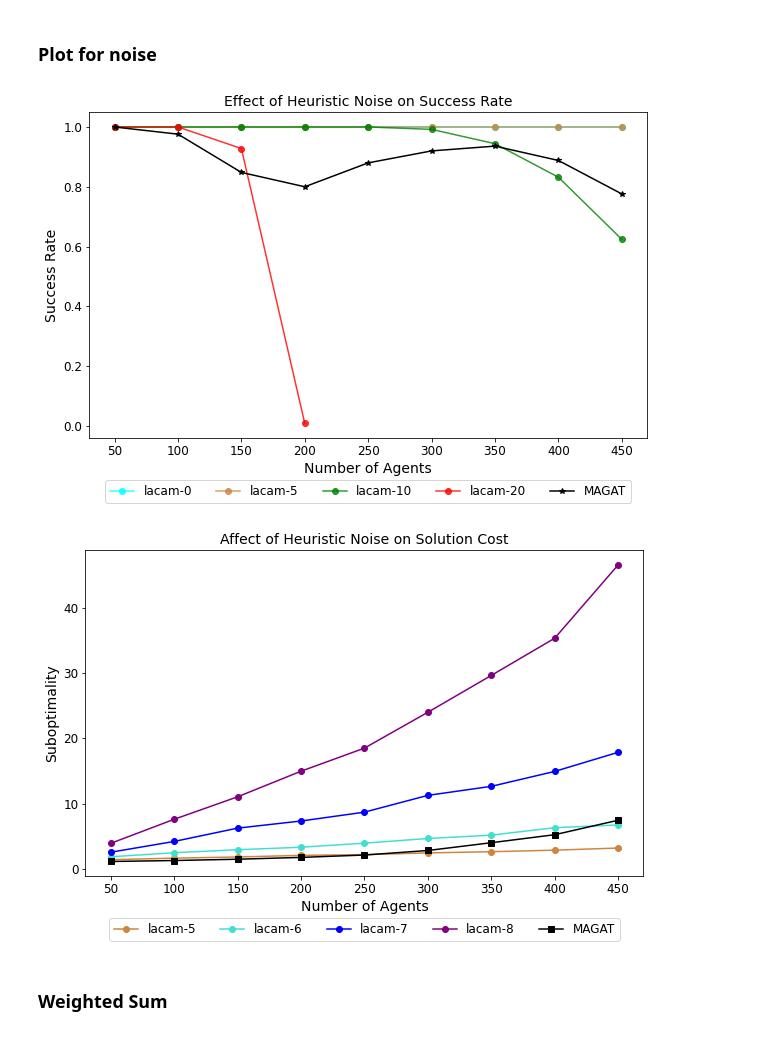
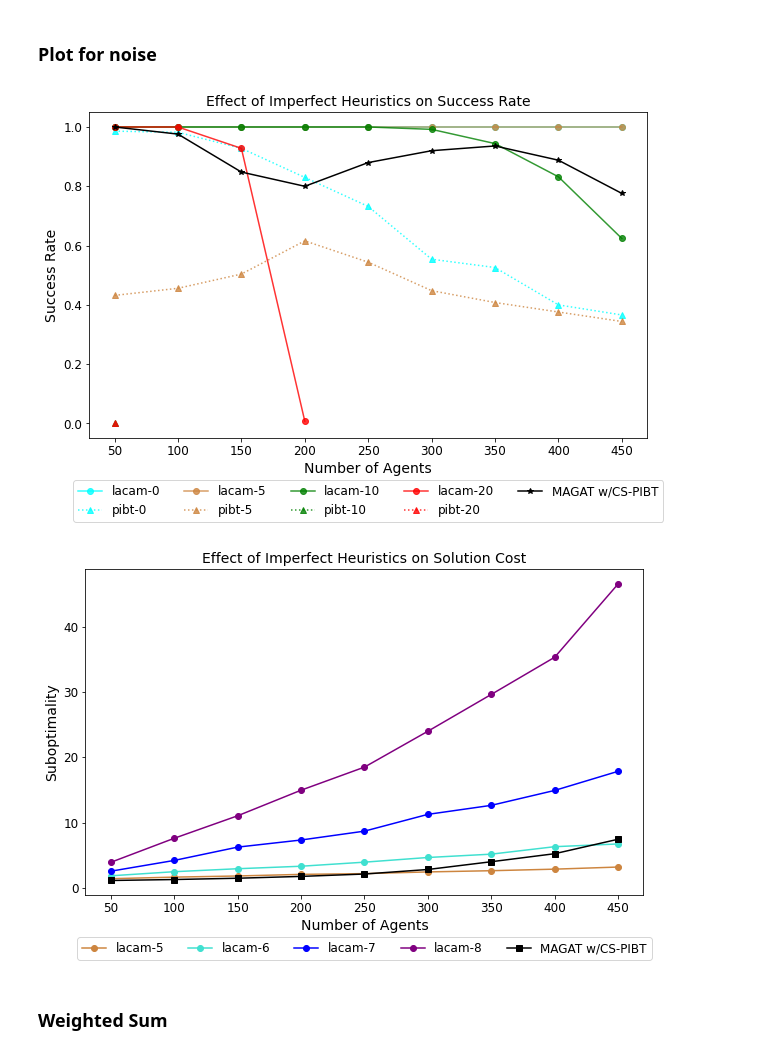
Before and after one commit to ArthurJakobsson/lacam_original, a Jupyter notebook: py/practice.ipynb, the cells around one changed output. Saved outputs shown, nothing was run; the diff lists cells and outputs as text; code cells hidden in the pictures.

```diff
--- a/py/practice.ipynb
+++ b/py/practice.ipynb
@@ -23,3 +27,7 @@ magatDataPath = ["/home/rishi/Desktop/CMU/Research/ml-mapf/lacam/lacam_original/
+# %%
+dfMain = pd.read_csv(magatDataPath)
+dfMain["solved"] = dfMain["magatSucceed"]
+dfMain["soc"] = dfMain["magatCost"]
 # %%
 ### Get MAGAT data for table
 df = pd.read_csv(magatDataPath)
@@ -47,11 +61,14 @@ lacamBasePath = ["/home/rishi/Desktop/CMU/Research/ml-mapf/lacam/lacam_original/
                 "/home/rishi/Desktop/CMU/Research/ml-mapf/lacam/lacam_original/logs/random-32-32-10/random_1_unweight_w4_naive_collision_5seeds.csv",
                 "/home/rishi/Desktop/CMU/Research/ml-mapf/lacam/lacam_original/logs/random-32-32-10/random_1_unweight_w4_pibt_no_random_5seeds.csv",
                 "/home/rishi/Desktop/CMU/Research/ml-mapf/lacam/lacam_original/logs/random-32-32-10/nonn_manhattan_lacam_5seeds.csv",
-                "/home/rishi/Desktop/CMU/Research/ml-mapf/lacam/lacam_original/logs/random-32-32-10/nonn_manhattan_pibt_5seeds.csv"][-2]
+                "/home/rishi/Desktop/CMU/Research/ml-mapf/lacam/lacam_original/logs/random-32-32-10/nonn_manhattan_pibt_5seeds.csv"][1]
 
 # lacamBasePath = "/home/rishi/Desktop/CMU/Research/ml-mapf/lacam/lacam_original/logs/random-32-32-10/nonn_noisy_{}_{}_5seeds.csv".format("lacam", 10)
 
-df = pd.read_csv(lacamBasePath)
+# dfMain = pd.read_csv(lacamBasePath)
+df = pd.merge(dfMain, constraintDf, on=["scen_name", "agents", "seed"], how="inner", suffixes=("", "_base"))
+df = df.loc[df["solved_base"] == 1]
+
 for agentNum in df["agents"].unique():
     agentDf = df.loc[df["agents"] == agentNum]
     # agentDf = agentDf.loc[agentDf["total_nodes_opened"] < 1]
@@ -80,0 +110,3 @@ for agentNum in df["agents"].unique():
+# %%
+df = readAnyCSV(lacamBasePath[3])
+df
@@ -103,7 +237,7 @@ simpleNaive = [0, 0, 0, 0, 0]
 simplePIBT = [0.92, 0.88, 0.592, 0, 0]
 simpleLaCAM = [1, 1, 0.992, 0.896, 0.576]
 
-data = {"agents": agentNum, "MAGAT": magatNaive, "MAGAT w/CS-PIBT": magatPibt, "PIBT": pibt}
+data = {"agents": agentNum, "MAGAT": magatNaive, "MAGAT w/CS-PIBT": magatPibt}#, "PIBT": pibt}
         # "simpleNN": simpleNaive, "simpleNN w/LaCAM": simpleLaCAM}#}
 # %%
 
@@ -210,48 +344,48 @@ for i, aSetting in enumerate([0, 5, 10, 20]):
 
     data = []
     dataLimNodes = []
     for agentNum in df["agents"].unique():
         agentDf = df.loc[df["agents"] == agentNum]
         # agentDf = agentDf.loc[agentDf["total_nodes_opened"] < 1]
         data.append(agentDf["solved"].mean())
 
         tmp = (agentDf["total_nodes_opened"] < 1000) & (agentDf["solved"] == 1)
         dataLimNodes.append(tmp.mean())
     ax.plot(df["agents"].unique(), data, label="{}-{}".format("lacam", aSetting), c=c, marker='o', alpha=0.8)
     # ax.plot(df["agents"].unique(), dataLimNodes, label="{}-{}-lim".format("lacam", aSetting), c=c,
     #         linestyle='--', marker='x')
 
-    # if aSetting == 0:
-    #     df = pd.read_csv("/home/rishi/Desktop/CMU/Research/ml-mapf/lacam/lacam_original/logs/random-32-32-10/nonn_pibt_20seeds.csv")
-    # elif aSetting == -1:
-    #     df = pd.read_csv("/home/rishi/Desktop/CMU/Research/ml-mapf/lacam/lacam_original/logs/random-32-32-10/nonn_manhattan_pibt_5seeds.csv")
-    # else:
-    #     df = pd.read_csv(lacamDataFunc("pibt", aSetting))
-    # data = []
-    # for agentNum in df["agents"].unique():
-    #     agentDf = df.loc[df["agents"] == agentNum]
-    #     data.append(agentDf["solved"].mean())
-    # ax.plot(df["agents"].unique(), data, label="{}-{}".format("pibt", aSetting), c=c,
-    #         linestyle=':', marker='^', alpha=0.8)
+    if aSetting == 0:
+        df = pd.read_csv("/home/rishi/Desktop/CMU/Research/ml-mapf/lacam/lacam_original/logs/random-32-32-10/nonn_pibt_20seeds.csv")
+    elif aSetting == -1:
+        df = pd.read_csv("/home/rishi/Desktop/CMU/Research/ml-mapf/lacam/lacam_original/logs/random-32-32-10/nonn_manhattan_pibt_5seeds.csv")
+    else:
+        df = pd.read_csv(lacamDataFunc("pibt", aSetting))
+    data = []
+    for agentNum in df["agents"].unique():
+        agentDf = df.loc[df["agents"] == agentNum]
+        data.append(agentDf["solved"].mean())
+    ax.plot(df["agents"].unique(), data, label="{}-{}".format("pibt", aSetting), c=c,
+            linestyle=':', marker='^', alpha=0.8)
 
 magatData = "/home/rishi/Desktop/CMU/Research/ml-mapf/lacam/lacam_original/logs/random-32-32-10/magatDataCSPIBT.csv"
 df = pd.read_csv(magatData)
 data = []
 for agentNum in df["agents"].unique():
     agentDf = df.loc[(df["agents"] == agentNum)]
     data.append(agentDf["magatSucceed"].mean())
-ax.plot(df["agents"].unique(), data, c="black", marker='*', label="MAGAT")
+ax.plot(df["agents"].unique(), data, c="black", marker='*', label="MAGAT w/CS-PIBT")
 # ax.plot(np.NaN, np.NaN, '-', color='none', label=" ")
 # ax.plot(np.NaN, np.NaN, '-', color='none', label=" ")
 
-ax.set_title("Effect of Heuristic Noise on Success Rate")
+ax.set_title("Effect of Imperfect Heuristics on Success Rate")
 ax.set_ylabel('Success Rate')
 ax.set_xlabel('Number of Agents')
 ax.legend(loc='upper center', bbox_to_anchor=(0.5, -0.11), ncol=5)
 filename = "fig-noise-success.pdf"
 plt.savefig(filename, bbox_inches='tight', dpi=600)
 # %% [output]
-[figure, old version]
+[figure, new version]
 # %%
 lacamDataFunc = lambda x, noise: "/home/rishi/Desktop/CMU/Research/ml-mapf/lacam/lacam_original/logs/random-32-32-10/nonn_noisy_{}_{}_5seeds.csv".format(x, noise)
 dfLowerBounds = pd.read_csv(lacamDataFunc("lacam", 1))
@@ -283,19 +417,20 @@ data = []
 for agentNum in df["agents"].unique():
     agentDf = df.loc[(df["agents"] == agentNum) & (df["magatSucceed"] == 1)]
     data.append((agentDf["magatCost"]/agentDf["soc_lb"]).median())
-ax.plot(df["agents"].unique(), data, c="black", marker='s', label="MAGAT")
+ax.plot(df["agents"].unique(), data, c="black", marker='s', label="MAGAT w/CS-PIBT")
 # ax.plot(np.NaN, np.NaN, '-', color='none', label=" ")
 # ax.plot(np.NaN, np.NaN, '-', color='none', label=" ")
 
-ax.set_title("Affect of Heuristic Noise on Solution Cost")
+ax.set_title("Effect of Imperfect Heuristics on Solution Cost")
 # ax.set_yscale("log")
 ax.set_ylabel('Suboptimality')
 ax.set_xlabel('Number of Agents')
 ax.legend(loc='upper center', bbox_to_anchor=(0.5, -0.11), ncol=5)
 
 filename = "fig-noise-cost-close.pdf"
+# filename = "fig-noise-cost-big.pdf"
 plt.savefig(filename, bbox_inches='tight', dpi=600)
 # %% [output]
-[figure, old version]
+[figure, new version]
 # %% [markdown]
 ### Weighted Sum
```
Also changed, not shown: parts of 13 cells of this notebook, 3 other files.
